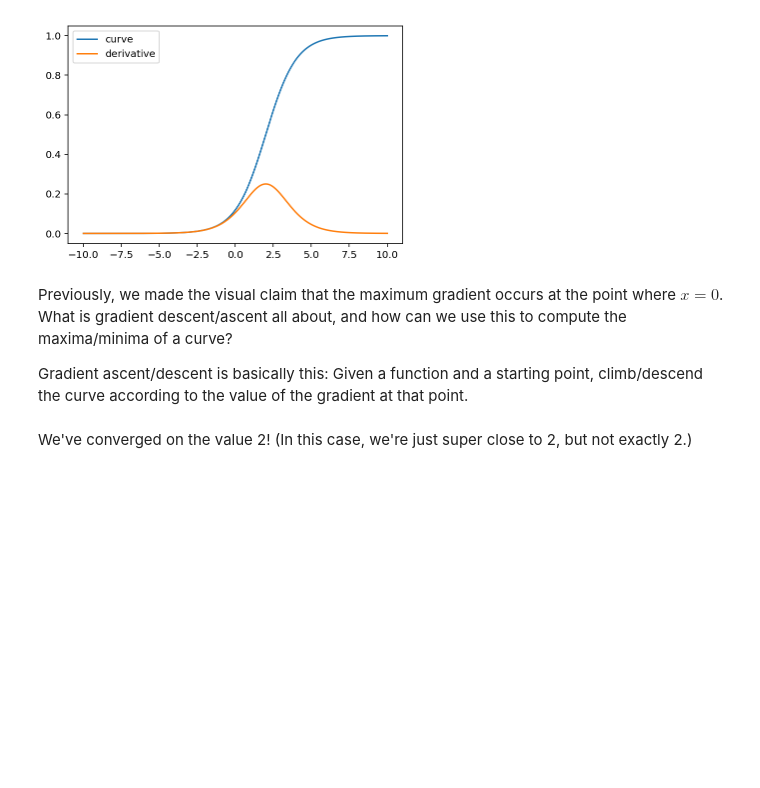
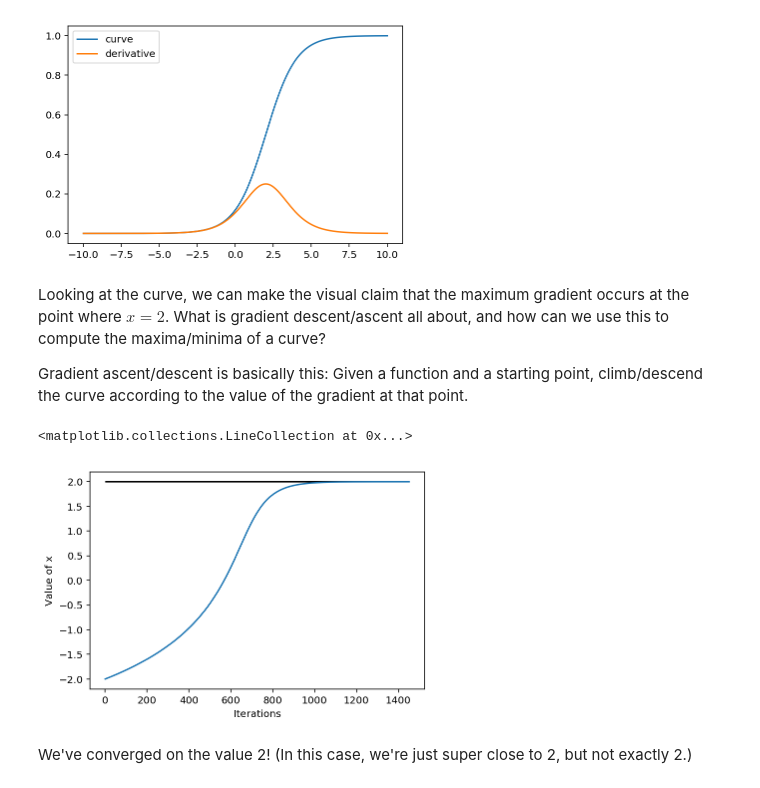
Before and after one commit to afcarl/autograd-fun, a Jupyter notebook: 04-gradient-ascent-descent.ipynb, the cells around one changed output. Drawn from its saved outputs; the diff is of its cells as text; code cells hidden in the pictures; blank space fills up the shorter version.

```diff
--- a/04-gradient-ascent-descent.ipynb
+++ b/04-gradient-ascent-descent.ipynb
@@ -35,7 +32,7 @@ plt.legend()
 <matplotlib.legend.Legend at 0x...>
 [figure]
 # %% [markdown]
-Previously, we made the visual claim that the maximum gradient occurs at the point where $ x = 0 $. What is gradient descent/ascent all about, and how can we use this to compute the maxima/minima of a curve?
+Looking at the curve, we can make the visual claim that the maximum gradient occurs at the point where $ x = 2 $. What is gradient descent/ascent all about, and how can we use this to compute the maxima/minima of a curve?
 
 Gradient ascent/descent is basically this: Given a function and a starting point, climb/descend the curve according to the value of the gradient at that point.
 # %%
@@ -72,11 +69,17 @@ def gradient_move(x, grad_fn, fun, tol, lr, fnargs, step_size=0.001, ascent=Fals
     return (ts, xs)
 
 ts, xs = gradient_move(-2.0, grad_fn=logistic_grad_grad, fun=logistic_grad,
-                       tol=1E-15, lr=0.99, fnargs=fnargs, ascent=True)
+                       tol=1E-6, lr=0.99, step_size=0.1, fnargs=fnargs,
+                       ascent=True)
 # %%
 plt.plot(ts, xs)
 plt.ylabel('Value of x')
 plt.xlabel('Iterations')
+ax = plt.gca()
+plt.hlines(y=2, xmin=min(ts), xmax=max(ts))
+# %% [output]
+<matplotlib.collections.LineCollection at 0x...>
+[figure, added]
 # %% [markdown]
 We've converged on the value 2! (In this case, we're just super close to 2, but not exactly 2.)
 # %% [markdown]
```
Also changed, not shown: parts of 1 cell of this notebook, 2 other files.
